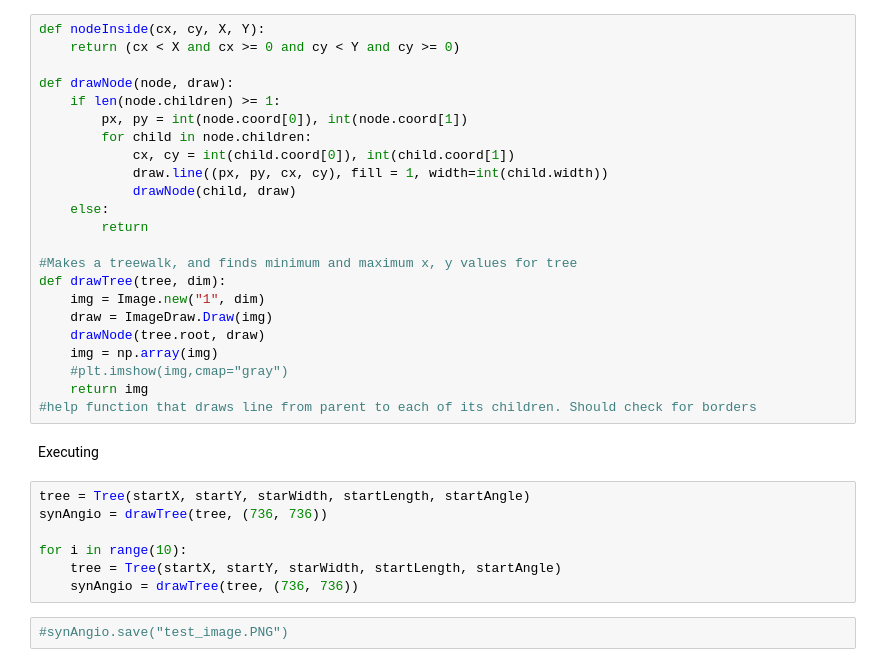
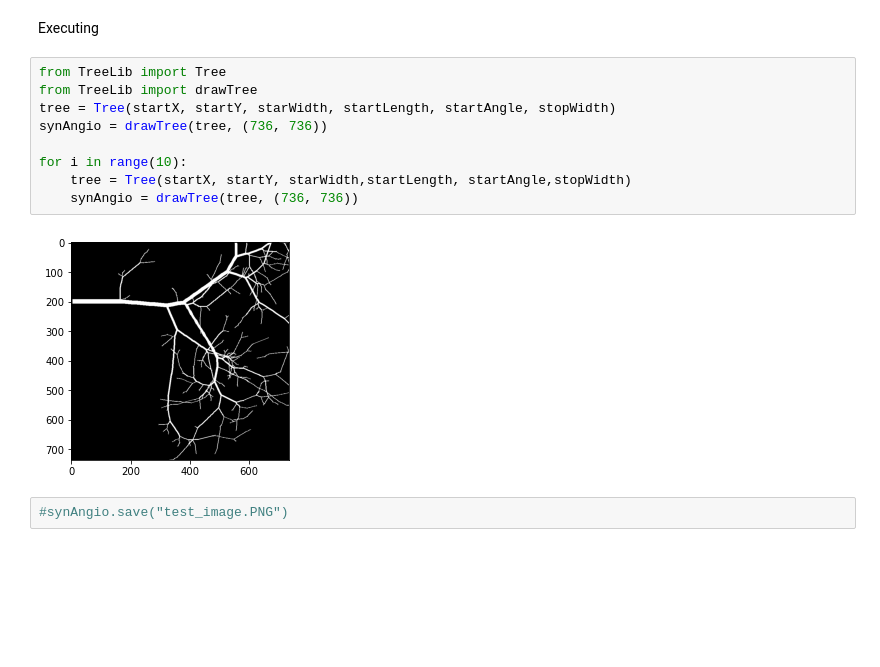
Before and after one commit to Nugni/Bachelor_rep_angiograms, a Jupyter notebook: src/Main.ipynb, the cells around one changed output. Saved outputs shown, nothing was run; the diff lists cells and outputs as text; blank space fills up the shorter version.

Commit message:
Put tree generation into own file

```diff
--- a/src/Main.ipynb
+++ b/src/Main.ipynb
@@ -87,36 +27,17 @@ class Tree:
 # %% [markdown]
 Drawing Tree
-# %%
-def nodeInside(cx, cy, X, Y):
-    return (cx < X and cx >= 0 and cy < Y and cy >= 0)
-
-def drawNode(node, draw):
-    if len(node.children) >= 1:
-        px, py = int(node.coord[0]), int(node.coord[1])
-        for child in node.children:
-            cx, cy = int(child.coord[0]), int(child.coord[1])
-            draw.line((px, py, cx, cy), fill = 1, width=int(child.width))
-            drawNode(child, draw)
-    else:
-        return
-
-#Makes a treewalk, and finds minimum and maximum x, y values for tree
-def drawTree(tree, dim):
-    img = Image.new("1", dim)
-    draw = ImageDraw.Draw(img)
-    drawNode(tree.root, draw)
-    img = np.array(img)
-    #plt.imshow(img,cmap="gray")
-    return img
-#help function that draws line from parent to each of its children. Should check for borders
 # %% [markdown]
 Executing
 # %%
-tree = Tree(startX, startY, starWidth, startLength, startAngle)
+from TreeLib import Tree
+from TreeLib import drawTree
+tree = Tree(startX, startY, starWidth, startLength, startAngle, stopWidth)
 synAngio = drawTree(tree, (736, 736))
 
 for i in range(10):
-    tree = Tree(startX, startY, starWidth, startLength, startAngle)
+    tree = Tree(startX, startY, starWidth,startLength, startAngle,stopWidth)
     synAngio = drawTree(tree, (736, 736))
+# %% [output]
+[figure, added]
 # %%
 #synAngio.save("test_image.PNG")
```
Also changed, not shown: parts of 3 cells of this notebook, 1 other file.
